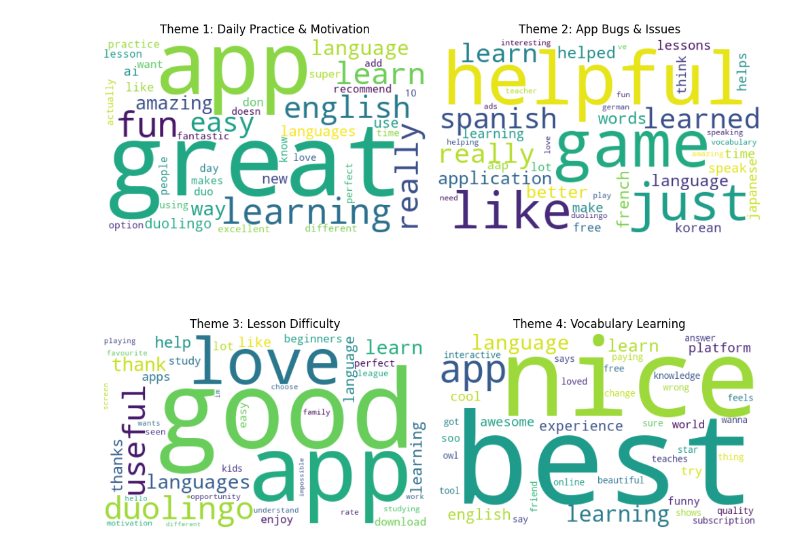
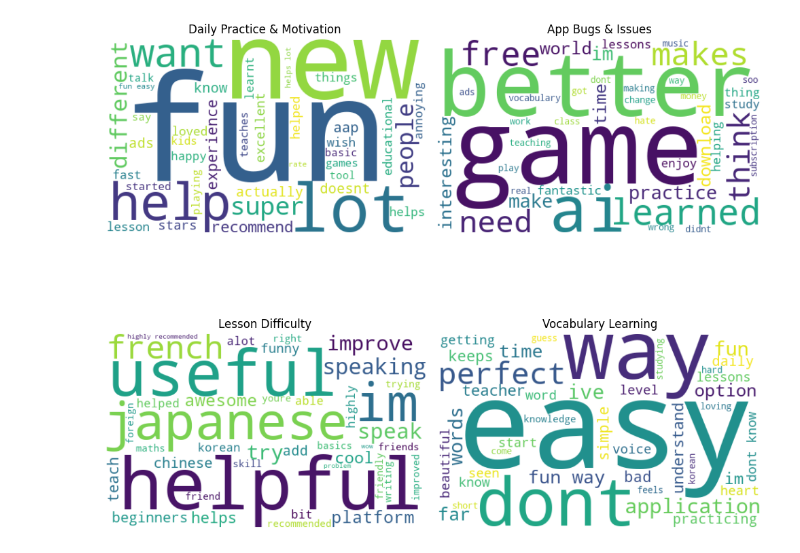
Before and after one commit to meronheron/NLP, a Jupyter notebook: thematic.ipynb, the cells around one changed output. Saved outputs shown, nothing was run; the diff lists cells and outputs as text; code cells hidden in the pictures.

```diff
--- a/thematic.ipynb
+++ b/thematic.ipynb
@@ -6,5 +6,12 @@ from wordcloud import WordCloud
 import matplotlib.pyplot as plt
 import seaborn as sns
 # %%
+
 df = pd.read_csv("duolingo_reviews_cleaned.csv")
+
+# drop empties/super short rows
+df = df.dropna(subset=['content'])
+df['content'] = df['content'].astype(str)
+df = df[df['content'].str.lower() != 'nan']
+df = df[df['content'].str.strip().str.len() > 2].reset_index(drop=True)
 # %%
@@ -14,9 +41,12 @@ X = vectorizer.fit_transform(df['content'])
 # %%
-#apply LDA for thematic analysis with 4 themes
+# LDA with 4 themes
+num_topics = 4
 lda = LatentDirichletAllocation(
-n_components=4,
-random_state=42,
-learning_method="online"
+    n_components=num_topics,
+    random_state=42,
+    learning_method='online',
+    max_iter=30,
+    evaluate_every=5
 )
 lda.fit(X)
 # %% [output]
@@ -25,7 +55,11 @@ LatentDirichletAllocation(learning_method='online', n_components=4,
 # %%
 # get the top words in each theme
 terms = vectorizer.get_feature_names_out()
+topn = 15
 themes = {}
 for idx, topic in enumerate(lda.components_):
-    top_terms = [terms[i] for i in topic.argsort()[-10:]] # top 10 words
+    top_idx = topic.argsort()[-topn:]
+    top_terms = [terms[i] for i in top_idx]
     themes[f"Theme {idx+1}"] = top_terms
+
+print("Selected topics: 4 (TF-IDF + LDA)")
@@ -79,17 +115,20 @@ plt.show()
 # %%
-#WordCloud for each theme ---
-fig, axes = plt.subplots(2, 2, figsize=(10, 10))  # 4 themes → 2x2 grid
+# WordCloud for each theme
+rows, cols = 2, 2
+fig, axes = plt.subplots(rows, cols, figsize=(10, 10))
+axes = axes.flatten()
+
 for idx, topic in enumerate(lda.components_):
     top_words = {terms[i]: topic[i] for i in topic.argsort()[-40:]}
     wc = WordCloud(width=500, height=300, background_color="white", colormap="viridis")
     wc.generate_from_frequencies(top_words)
 
-    ax = axes[idx//2, idx%2]
+    ax = axes[idx]
     ax.imshow(wc, interpolation="bilinear")
-    ax.set_title(f"Theme {idx+1}: {theme_names[idx+1]}", fontsize=12)
+    ax.set_title(f"{list(theme_names.values())[idx]}", fontsize=12)
     ax.axis("off")
 
 plt.tight_layout()
 plt.show()
 # %% [output]
-[figure, old version]
+[figure, new version]
```
Also changed, not shown: parts of 10 cells of this notebook, 5 other files.
